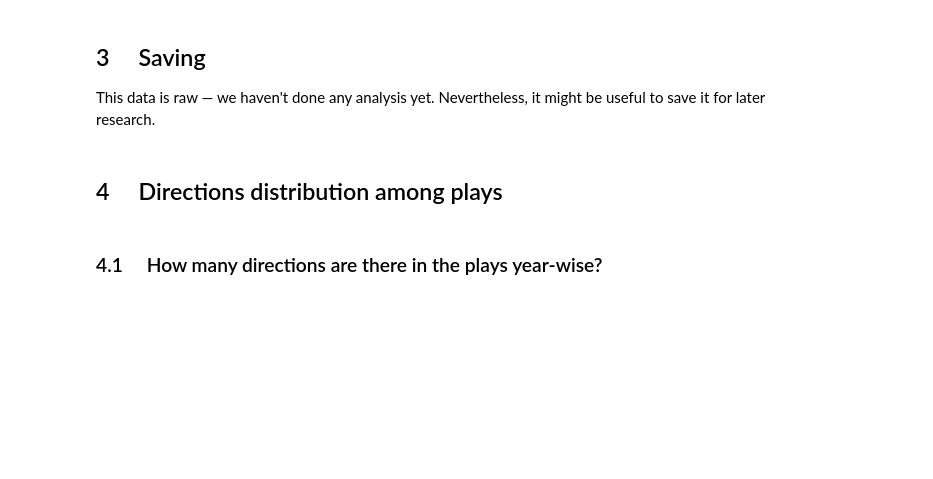
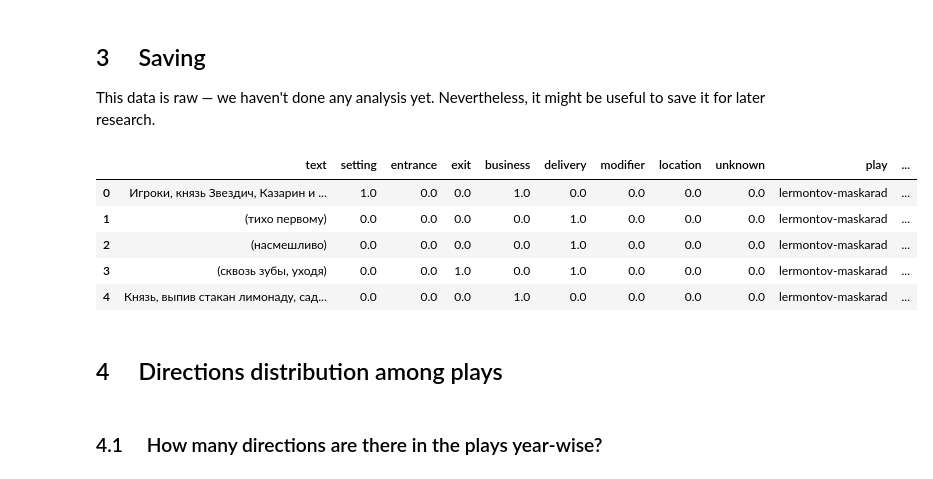
Before and after one commit to creaciond/russian-stage-classification, a Jupyter notebook: annotated-merge.ipynb, the cells around one changed output. Drawn from its saved outputs; the diff is of its cells as text; code cells hidden in the pictures; blank space fills up the shorter version.

```diff
--- a/annotated-merge.ipynb
+++ b/annotated-merge.ipynb
@@ -152,10 +122,18 @@ Name: play, dtype: int64
 This data is raw — we haven't done any analysis yet. Nevertheless, it might be useful to save it for later research.
 # %%
 # run to_csv if this is the first time you're running the notebook
-df_total.to_csv("./data/csv/annot_merged_raw.csv", sep=";", encoding="utf-8", index=False)
+# df_total.to_csv("./data/csv/annot_merged_raw.csv", sep=";", encoding="utf-8", index=False)
 # otherwise run read_csv
-# df_total = pd.read_csv("./data/csv/annot_merged_raw.csv", sep=";", encoding="utf-8")
-# df_total.head()
+df_total = pd.read_csv("./data/csv/annot_merged_raw.csv",
+                       sep=";", encoding="utf-8")
+df_total.head()
+# %% [output]
+|  | text | setting | entrance | exit | business | delivery | modifier | location | unknown | play | ... |
+| 0 | Игроки, князь Звездич, Казарин и ... | 1.0 | 0.0 | 0.0 | 1.0 | 0.0 | 0.0 | 0.0 | 0.0 | lermontov-maskarad | ... |
+| 1 | (тихо первому) | 0.0 | 0.0 | 0.0 | 0.0 | 1.0 | 0.0 | 0.0 | 0.0 | lermontov-maskarad | ... |
+| 2 | (насмешливо) | 0.0 | 0.0 | 0.0 | 0.0 | 1.0 | 0.0 | 0.0 | 0.0 | lermontov-maskarad | ... |
+| 3 | (сквозь зубы, уходя) | 0.0 | 0.0 | 1.0 | 0.0 | 1.0 | 0.0 | 0.0 | 0.0 | lermontov-maskarad | ... |
+| 4 | Князь, выпив стакан лимонаду, сад... | 0.0 | 0.0 | 0.0 | 1.0 | 0.0 | 0.0 | 0.0 | 0.0 | lermontov-maskarad | ... |
 # %% [markdown]
 ## 4 &emsp; Directions distribution among plays
 # %% [markdown]
```
Also changed, not shown: parts of 17 cells of this notebook.
